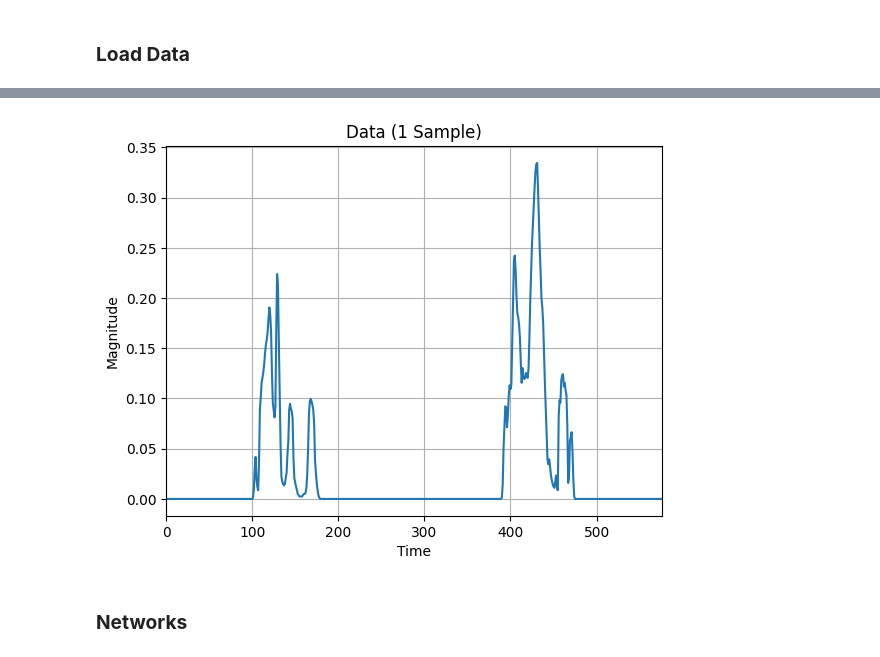
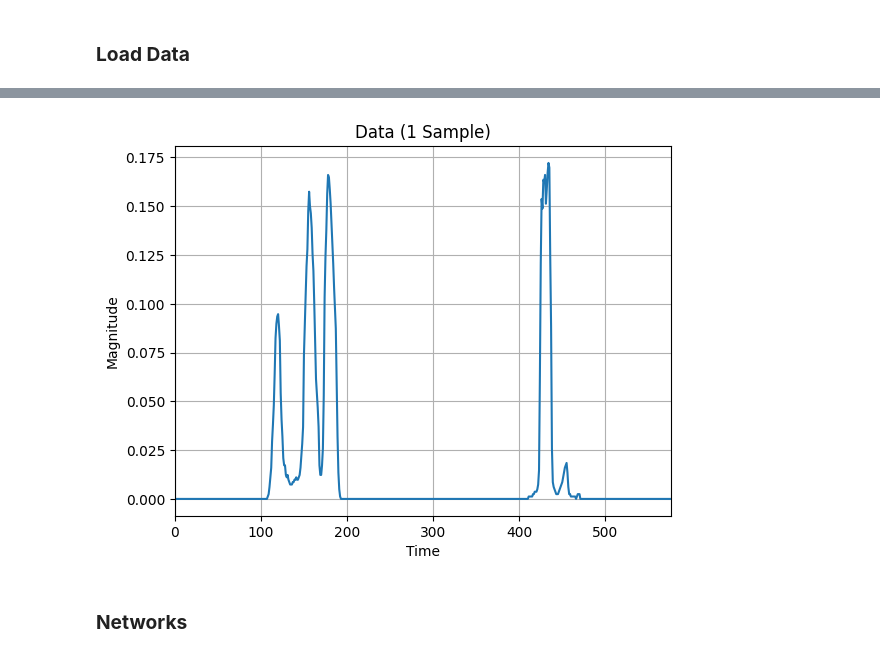
Before and after one commit to haufjan/Renewables_Scenario_Gen_GAN-TensorFlow, a Jupyter notebook: renewables_scenario_gen_gan.ipynb, the cells around one changed output, grey strips where cells are left out. Saved outputs shown, nothing was run; the diff lists cells and outputs as text; code cells hidden in the pictures.

```diff
--- a/renewables_scenario_gen_gan.ipynb
+++ b/renewables_scenario_gen_gan.ipynb
@@ -77,14 +78,14 @@ Shape trY (5824, 1)
 # %%
-#Depict one sample from the data
+#Plot one sample from the data
 fig, ax = plt.subplots()
-ax.plot(trX[1,:])
+ax.plot(trX[0,:])
 ax.set_xlim(0, trX.shape[-1])
 ax.set_xlabel('Time')
 ax.set_ylabel('Magnitude')
 ax.set_title('Data (1 Sample)')
 ax.grid(True)
 # %% [output]
-[figure, old version]
+[figure, new version]
 # %% [markdown]
 ### **Networks**
 # %% [markdown]
```
Also changed, not shown: parts of 5 cells of this notebook.
